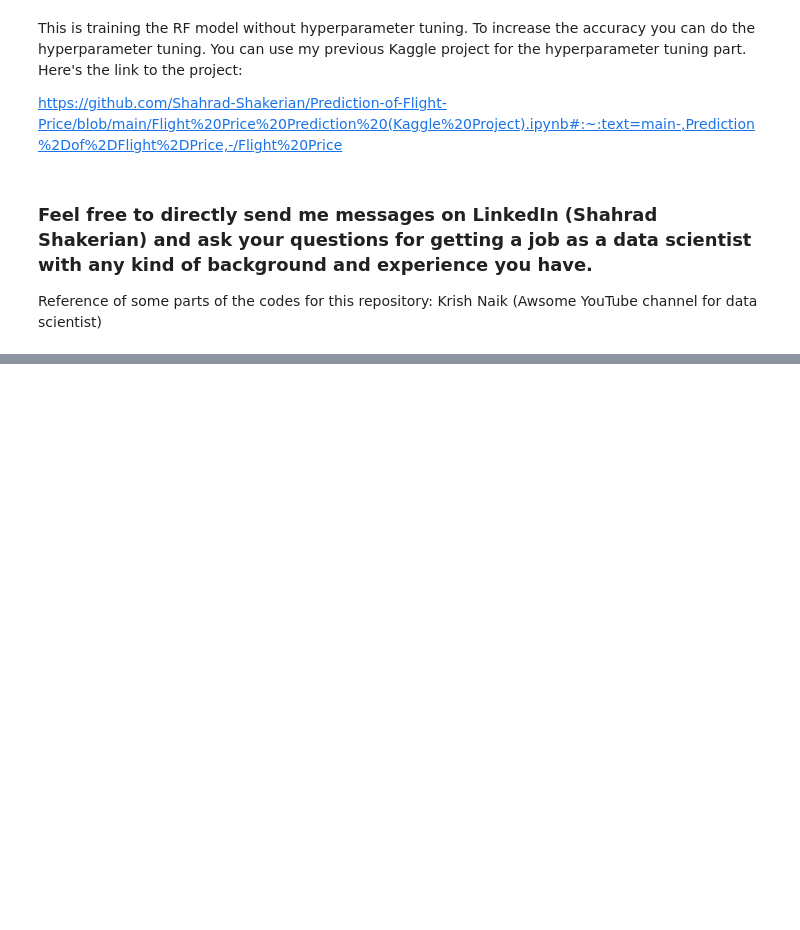
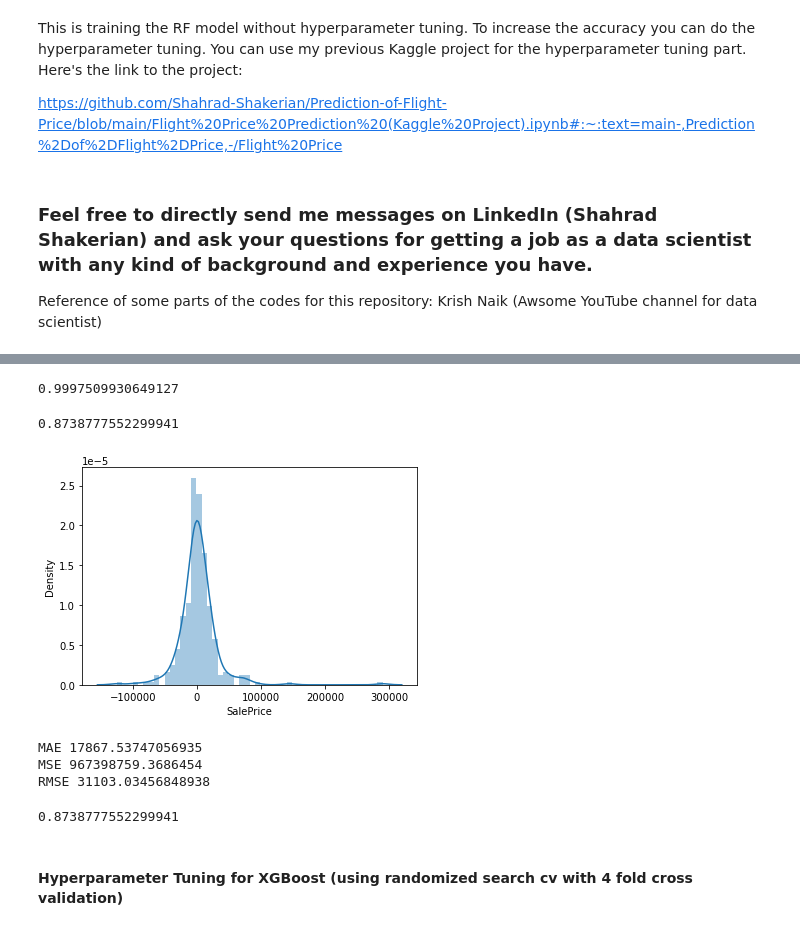
Before and after one commit to Shahrad-Shakerian/Kaggle---House-Price-Prediction, a Jupyter notebook: Kaggle Dataset - House Price Prediction.ipynb, the cells around one changed output, grey strips where cells are left out. Cells and saved outputs as stored; diff of their text form; code cells hidden in the pictures; blank space fills up the shorter version.

```diff
--- a/Kaggle Dataset - House Price Prediction.ipynb
+++ b/Kaggle Dataset - House Price Prediction.ipynb
@@ -406,0 +411,13 @@ Krish Naik (Awsome YouTube channel for data scientist)
+# %%
+# Splitting the dataset
+# Separating the features and the target variable
+X = df_train.drop('SalePrice',axis = 1)
+y = df_train['SalePrice']
+
+from sklearn.model_selection import train_test_split
+# Selecting 80% of the training dataset for trainig the model and 20% of the training data for model validation
+X_train, X_test, y_train, y_test = train_test_split(X,y, test_size = 0.2, random_state = 42)
+# %%
+import xgboost
+Regressor = xgboost.XGBRegressor()
+Regressor.fit(X_train,y_train)
@@ -406,0 +434,38 @@ Krish Naik (Awsome YouTube channel for data scientist)
+# %%
+# Predicting the price of the splitted training data
+y_pred = Regressor.predict(X_test)
+
+# Evaluating the performance of the trained model
+Regressor.score(X_train, y_train)
+# %% [output]
+0.9997509930649127
+# %%
+# Validating the model performance
+Regressor.score(X_test,y_test)
+# %% [output]
+0.8738777552299941
+# %%
+# Plotting the y_test and y_pred results for better illustration
+# (just in regression problem that you are dealing with continuous variables)
+
+sns.distplot(y_test - y_pred)
+plt.show()
+# %% [output]
+[figure, added]
+# %%
+# Evaluating the performance of the model using different metrics
+from sklearn import metrics
+
+print('MAE', metrics.mean_absolute_error(y_test,y_pred))
+print('MSE', metrics.mean_squared_error(y_test,y_pred))
+print('RMSE', np.sqrt(metrics.mean_squared_error(y_test,y_pred)))
+
+# Checking the r2 score
+metrics.r2_score(y_test,y_pred)
+# %% [output]
+MAE 17867.53747056935
+MSE 967398759.3686454
+RMSE 31103.03456848938
+0.8738777552299941
+# %% [markdown]
+#### Hyperparameter Tuning for XGBoost (using randomized search cv with 4 fold cross validation)
```
Also changed, not shown: parts of 17 cells of this notebook.
